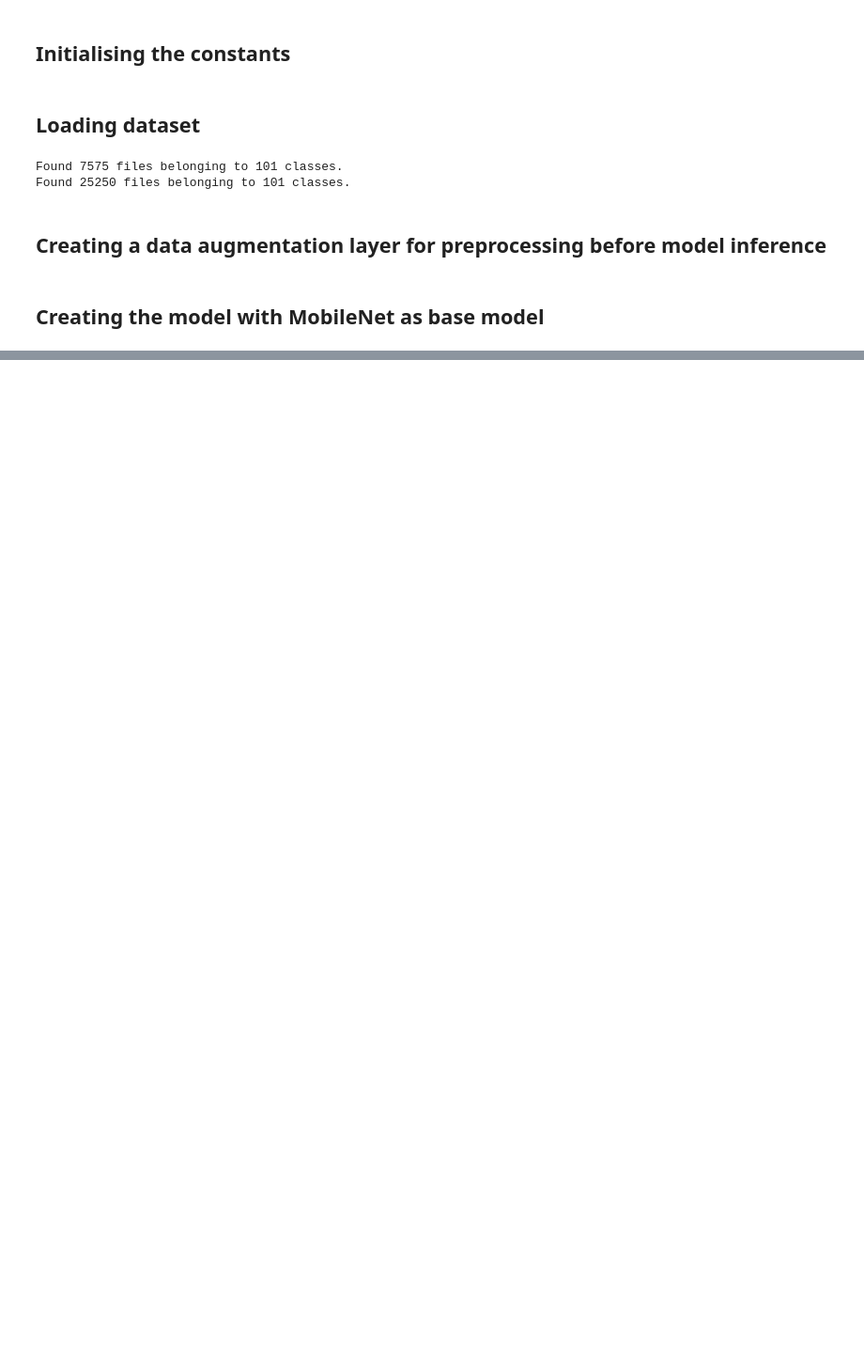
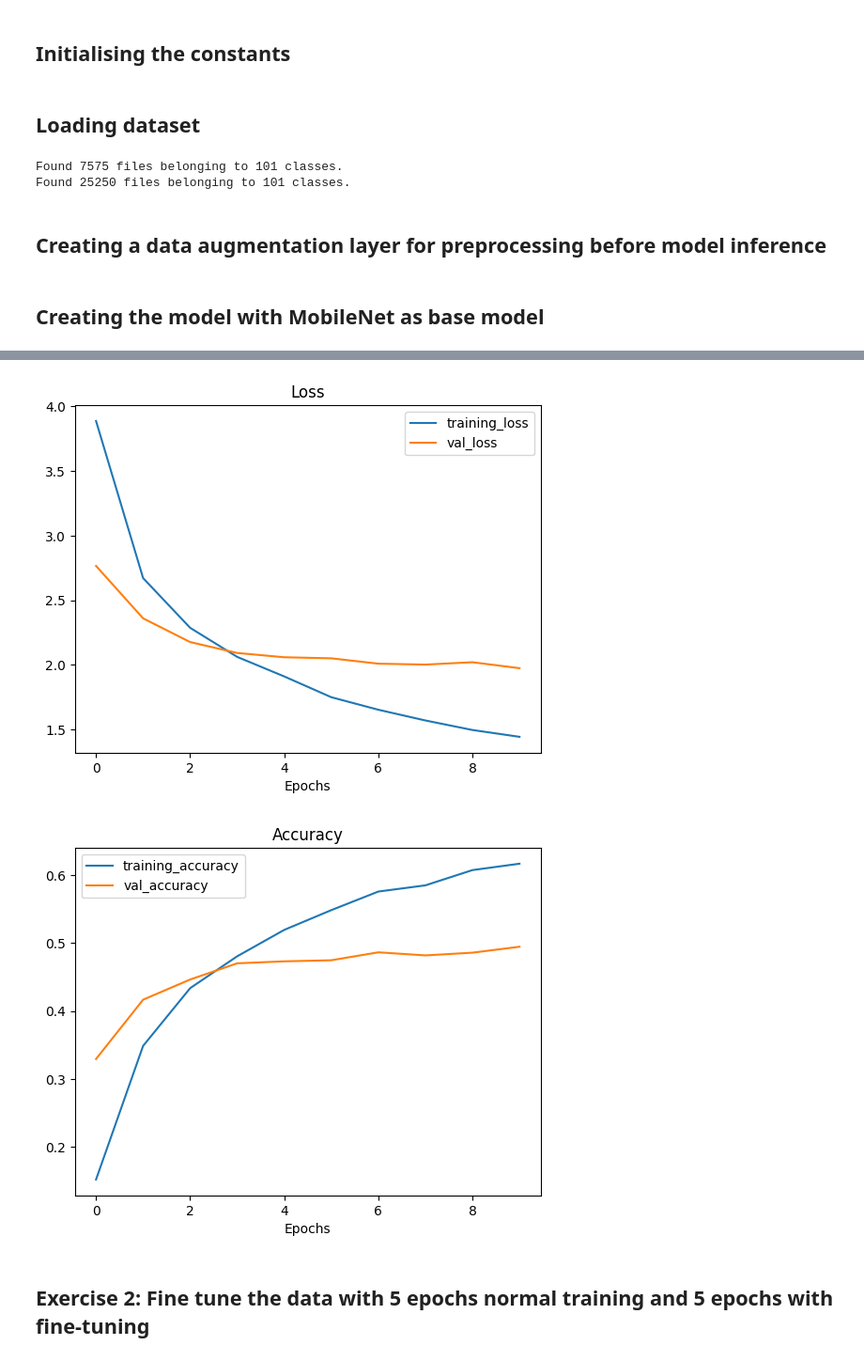
Before and after one commit to klsharma22/TensorflowCertifcationCourse, a Jupyter notebook: Transfer Learning/06_Transfer_Learning_in_Tensorflow_Part_3_exercise.ipynb, the cells around one changed output, grey strips where cells are left out. Shown at 94% size. Saved outputs shown, nothing was run; the diff lists cells and outputs as text; code cells hidden in the pictures; blank space fills up the shorter version.

Commit message:
Created Exercise 2 and completed

```diff
--- a/Transfer Learning/06_Transfer_Learning_in_Tensorflow_Part_3_exercise.ipynb
+++ b/Transfer Learning/06_Transfer_Learning_in_Tensorflow_Part_3_exercise.ipynb
@@ -23,16 +47,16 @@ import os
 # %% [markdown]
 ## Initialising the constants
 # %%
-TRAIN_DIR = '/Users/klsharma22/Desktop/TensorflowCertifcationCourse/Transfer Learning/101_food_classes_10_percent/train'
-TEST_DIR = '/Users/klsharma22/Desktop/TensorflowCertifcationCourse/Transfer Learning/101_food_classes_10_percent/test'
+TRAIN_DIR = '101_food_classes_10_percent/train/'
+TEST_DIR = '101_food_classes_10_percent/test/'
 BATCH_SIZE = 32
 IMG_SIZE = (224, 224)
 LABEL_MODE = 'categorical'
 # %% [markdown]
 ## Loading dataset
 # %%
-train_data = tf.keras.preprocessing.image_dataset_from_directory(TRAIN_DIR, label_mode= CLASS_MODE, batch_size= BATCH_SIZE, image_size= IMG_SIZE)
-test_data = tf.keras.preprocessing.image_dataset_from_directory(TEST_DIR, label_mode= CLASS_MODE, batch_size= BATCH_SIZE, image_size= IMG_SIZE)
+train_data = tf.keras.preprocessing.image_dataset_from_directory(TRAIN_DIR, label_mode= LABEL_MODE, batch_size= BATCH_SIZE, image_size= IMG_SIZE)
+test_data = tf.keras.preprocessing.image_dataset_from_directory(TEST_DIR, label_mode= LABEL_MODE, batch_size= BATCH_SIZE, image_size= IMG_SIZE)
 # %% [output]
 Found 7575 files belonging to 101 classes.
 Found 25250 files belonging to 101 classes.
@@ -78,0 +124,7 @@ history_no_fine_tune = model.fit(train_data,
+# %%
+plot_loss_curves(history_no_fine_tune)
+# %% [output]
+[figure, added]
+[figure, added]
+# %% [markdown]
+## Exercise 2: Fine tune the data with 5 epochs normal training and 5 epochs with fine-tuning
```
Also changed, not shown: parts of 17 cells of this notebook.
